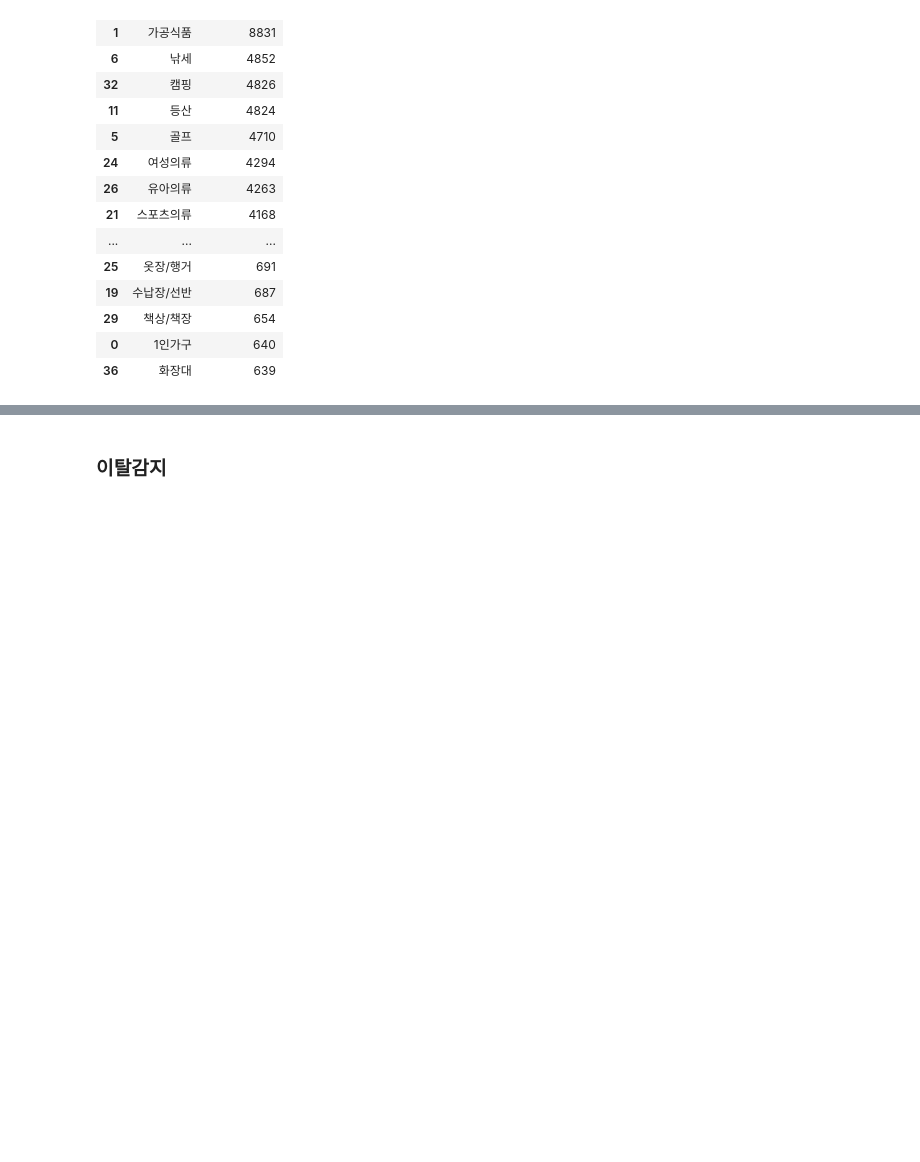
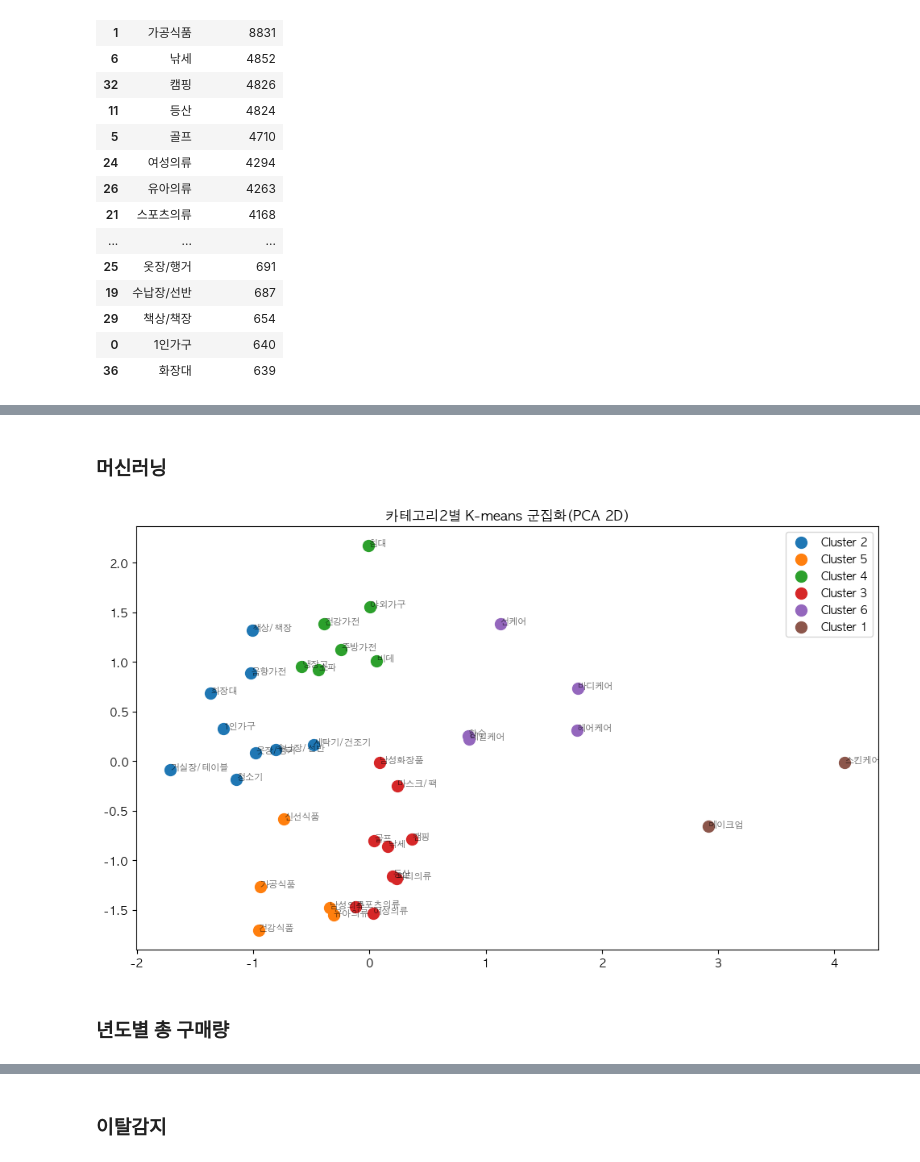
Before and after one commit to Wowdada/4Team, a Jupyter notebook: hong.ipynb, the cells around one changed output, grey strips where cells are left out. Drawn from its saved outputs; the diff is of its cells as text; code cells hidden in the pictures; blank space fills up the shorter version.

```diff
--- a/hong.ipynb
+++ b/hong.ipynb
@@ -7,6 +7,10 @@ from sklearn.cluster import KMeans
 import matplotlib.pyplot as plt
 from sklearn.decomposition import PCA
 from scipy.stats import spearmanr, kendalltau
+# %%
+import matplotlib.pyplot as plt
+plt.rcParams['font.family'] = 'AppleGothic'
+plt.rcParams['axes.unicode_minus'] = False
 # %%
 df = pd.read_csv("marketing_advanced.csv", encoding="euc-kr")
 # %%
@@ -316,0 +589,38 @@ category2_count
+# %% [markdown]
+### 머신러닝
+# %%
+from sklearn.cluster import KMeans
+from sklearn.preprocessing import StandardScaler
+from sklearn.decomposition import PCA
+import matplotlib.pyplot as plt
+
+cat2_stats = df.groupby('category2').agg(
+    평균가격=('price', 'mean'),
+    가격표준편차=('price', 'std'),
+    상품수=('product_id', 'nunique'),
+    평균배송비=('shipping_charges', 'mean')
+).reset_index()
+
+features = ['평균가격', '가격표준편차', '상품수', '평균배송비']
+X = cat2_stats[features].fillna(0)
+scaler = StandardScaler()
+X_scaled = scaler.fit_transform(X)
+kmeans = KMeans(n_clusters=6, random_state=42)
+cat2_stats['클러스터'] = kmeans.fit_predict(X_scaled)
+pca = PCA(n_components=2)
+X_pca = pca.fit_transform(X_scaled)
+
+plt.figure(figsize=(10,6))
+for c in cat2_stats['클러스터'].unique():
+    idx = cat2_stats['클러스터'] == c
+    plt.scatter(X_pca[idx, 0], X_pca[idx, 1], label=f'Cluster {c+1}', s=100)
+for i, txt in enumerate(cat2_stats['category2']):
+    plt.annotate(txt, (X_pca[i,0], X_pca[i,1]), fontsize=8, alpha=0.6)
+plt.title('카테고리2별 K-means 군집화(PCA 2D)')
+plt.legend()
+plt.tight_layout()
+plt.show()
+# %% [output]
+[figure, added]
+# %% [markdown]
+### 년도별 총 구매량
```
Also changed, not shown: parts of 33 cells of this notebook, 1 other file.
